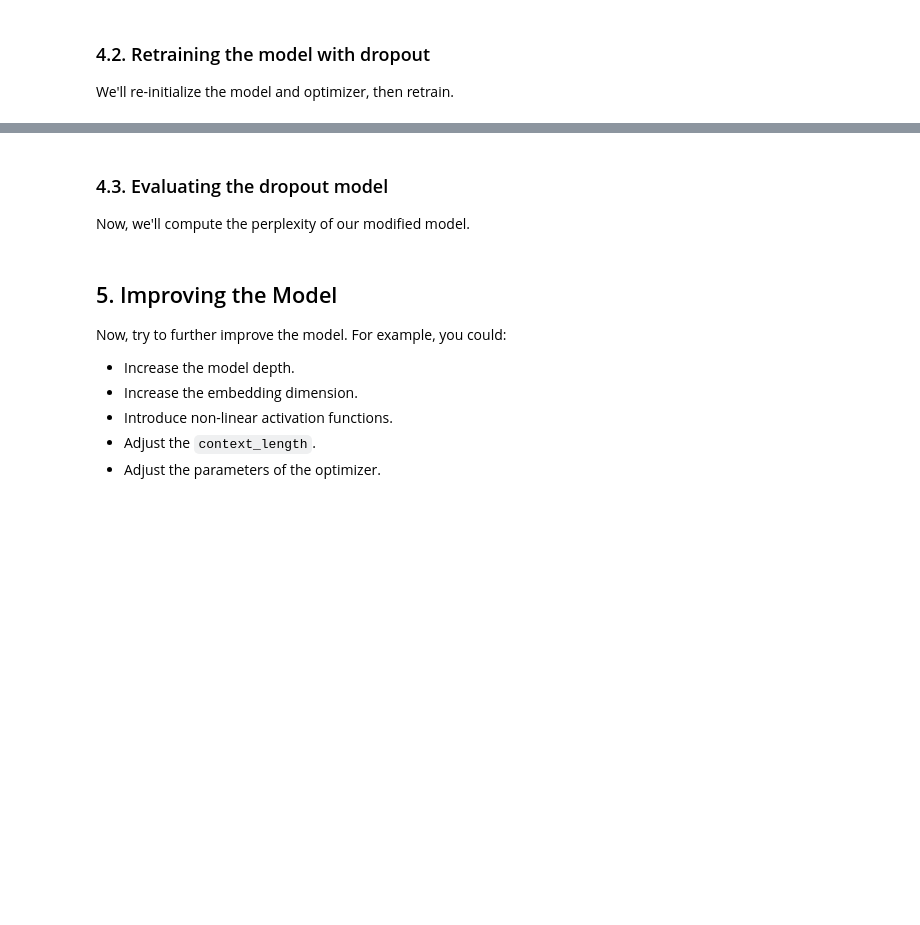
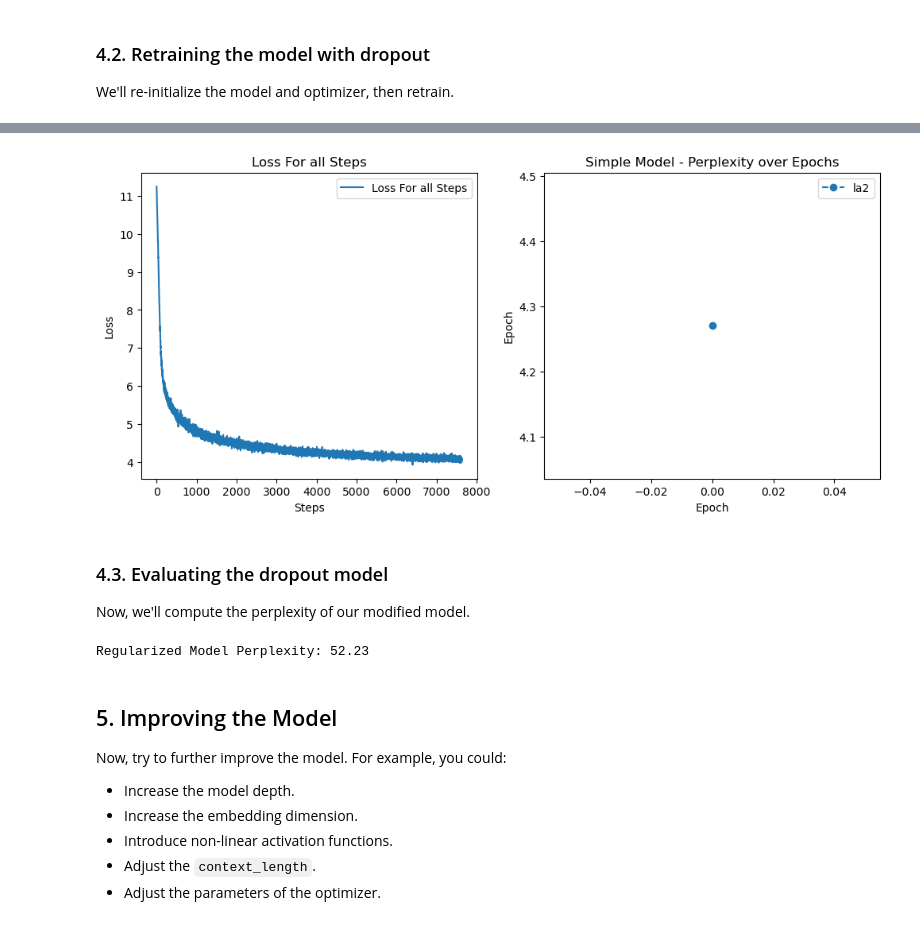
Before and after one commit to farhan7kay/Language_as_Data, a Jupyter notebook: ex2/LaD_Week7_NeuralLanguageModel_Spanish.ipynb, the cells around one changed output, grey strips where cells are left out. Saved outputs shown, nothing was run; the diff lists cells and outputs as text; code cells hidden in the pictures; blank space fills up the shorter version.

```diff
--- a/ex2/LaD_Week7_NeuralLanguageModel_Spanish.ipynb
+++ b/ex2/LaD_Week7_NeuralLanguageModel_Spanish.ipynb
@@ -318,24 +174,7 @@ To prevent overfitting and improve generalization, we'll test dropout as a regul
 
 We'll modify our model to include a dropout layer.
 # %%
-class RegularizedLanguageModel(nn.Module):
-    def __init__(self, vocab_size, embedding_dim, context_length, dropout=0.2):
-        super(RegularizedLanguageModel, self).__init__()
-        self.token_embedding = nn.Embedding(vocab_size, embedding_dim)
-        self.position_embedding = nn.Embedding(context_length, embedding_dim)
-        # This is new!
-        self.dropout = nn.Dropout(dropout)
-        self.linear = nn.Linear(embedding_dim, vocab_size)
-
-    def forward(self, x):
-        positions = torch.arange(0, x.size(1), device=x.device).unsqueeze(0)
-        token_embeds = self.token_embedding(x)
-        position_embeds = self.position_embedding(positions)
-
-        embeddings = token_embeds + position_embeds
-        embeddings = self.dropout(embeddings)
-        logits = self.linear(embeddings)
-        return logits
+from src.model import RegularizedLanguageModel
 # %% [markdown]
 ### 4.2. Retraining the model with dropout
 
@@ -395,0 +182,17 @@ plt.show()
+# %%
+# train(model,num_epochs,optimizer,criterion,data_loader,path_to_save_folder,train_run_label)
+#return (all_losses,train_losses,perplexities)
+from src.train import train
+num_epochs = 1
+
+model = RegularizedLanguageModel(vocab_size, embedding_dim, context_length, dropout=0.2).to(device)
+optimizer = torch.optim.Adam(model.parameters(), lr=0.001)
+criterion = nn.CrossEntropyLoss()
+data_loader = train_dataloader
+train_run_label = "1_droupot_model"
+print_every = 1
+
+
+
+(all_losses,train_losses,perplexities) = train(model=model,num_epochs=num_epochs,optimizer=optimizer,criterion=criterion,data_loader=data_loader,path_to_save_folder=path_to_save_folder,
+                                               train_run_label=train_run_label,vocab_size=vocab_size,device=device,print_every=print_every)
@@ -396,23 +217,26 @@ plt.show()
+# %%
+#read_list_from_file(label,path_to_save_folder)
+from src.helper import read_list_from_file
+all_losses = read_list_from_file("0_final/dropout/1_droupot_model_step_losses",path_to_save_folder)
+
+
+from src.plot import plot_two
+plot_two(all_losses,"Loss For all Steps",train_losses,"la2",axLabel1=("Steps","Loss"))
+# %% [output]
+[figure, added]
 # %% [markdown]
 ### 4.3. Evaluating the dropout model
 
 Now, we'll compute the perplexity of our modified model.
 # %%
-# Setting the model to evaluation turns off dropout
-model.eval()
-total_loss = 0
+from src.train import evaluate
+path_to_model = path_to_save_folder +"/"+"0_final/dropout/1_droupot_model_model"
+model.load_state_dict(torch.load(path_to_model, weights_only=True))
 
-with torch.no_grad():
-    for x, y in dev_dataloader:
-        x = x.to(device)
-        y = y.to(device)
-        logits = model(x)
-        loss = criterion(logits.view(-1, vocab_size), y.view(-1))
-        total_loss += loss.item()
-
-avg_loss = total_loss / len(dev_dataloader)
-perplexity_regularized = math.exp(avg_loss)
+perplexity_regularized = evaluate(model, dev_dataloader,criterion,device,vocab_size)
 print(f"Regularized Model Perplexity: {perplexity_regularized:.2f}")
+# %% [output]
+Regularized Model Perplexity: 52.23
 # %% [markdown]
 ## 5. Improving the Model
 
```
Also changed, not shown: parts of 15 cells of this notebook, 19 other files.
